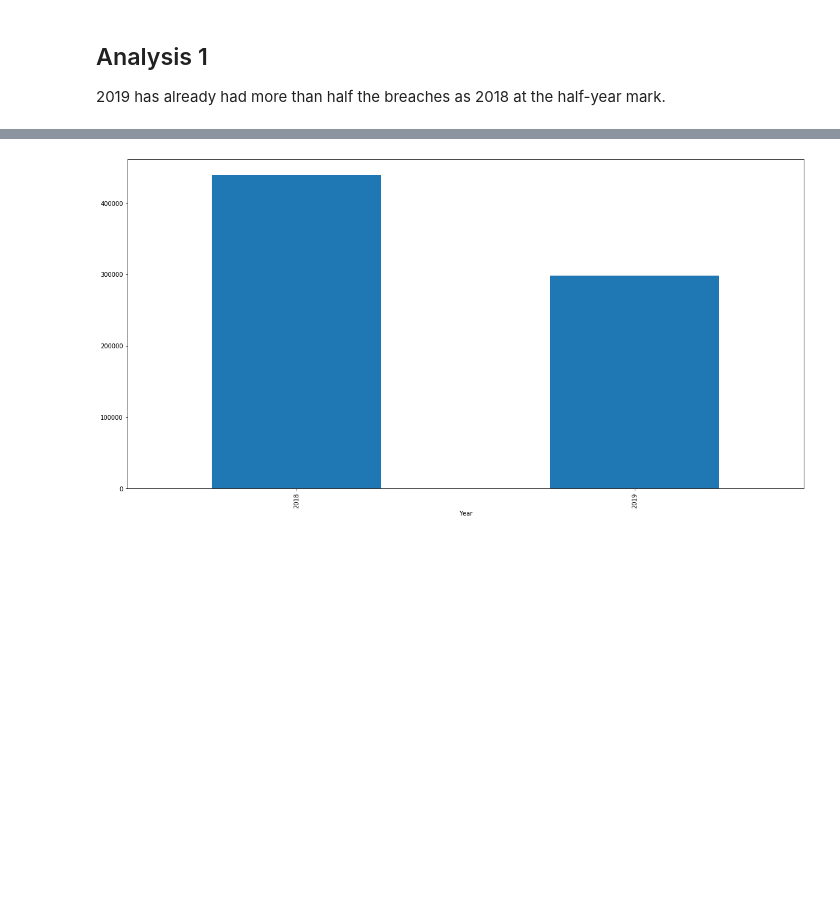
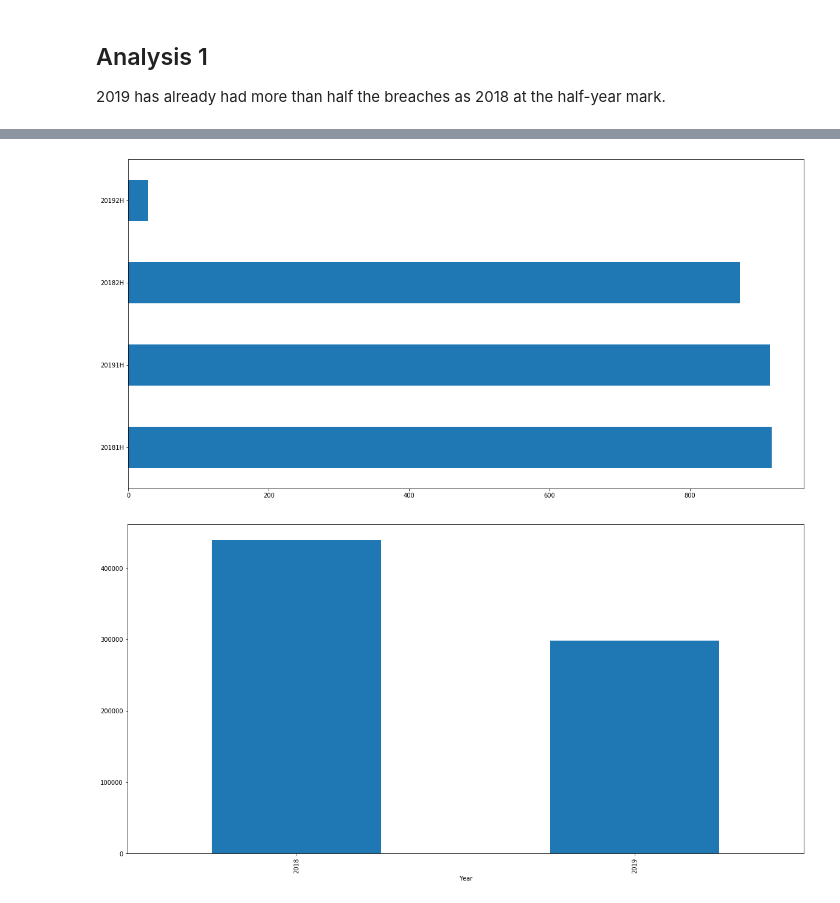
Before and after one commit to fr48/data-studio-projects, a Jupyter notebook: breaches/MA Data Breaches.ipynb, the cells around one changed output, grey strips where cells are left out. Saved outputs shown, nothing was run; the diff lists cells and outputs as text; code cells hidden in the pictures; blank space fills up the shorter version.

```diff
--- a/breaches/MA Data Breaches.ipynb
+++ b/breaches/MA Data Breaches.ipynb
@@ -171,2 +176,7 @@ df.head(5)
+# %%
+df.Period.value_counts().plot(kind="barh", figsize=(20,10))
+plt.savefig("data/breaches_period.pdf", transparent=True)
+# %% [output]
+[figure, added]
 # %%
 df.groupby('Year').MA_Residents_Affected.sum().plot(kind="bar", figsize=(20,10))
```
Also changed, not shown: parts of 28 cells of this notebook, 16 other files.
